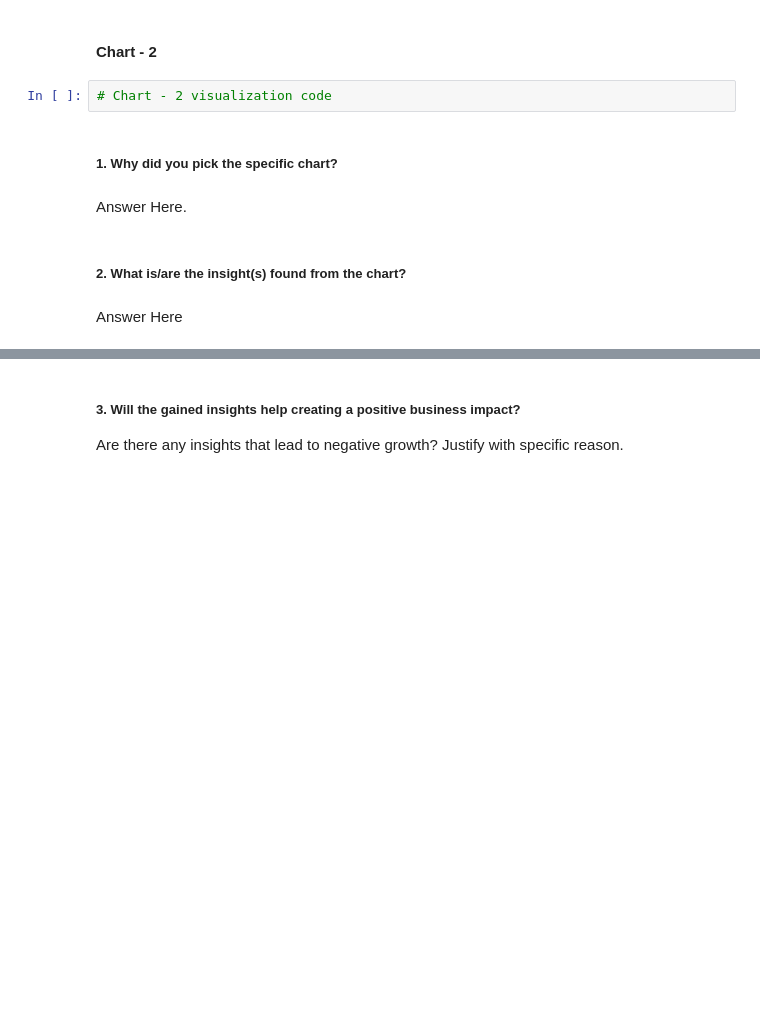
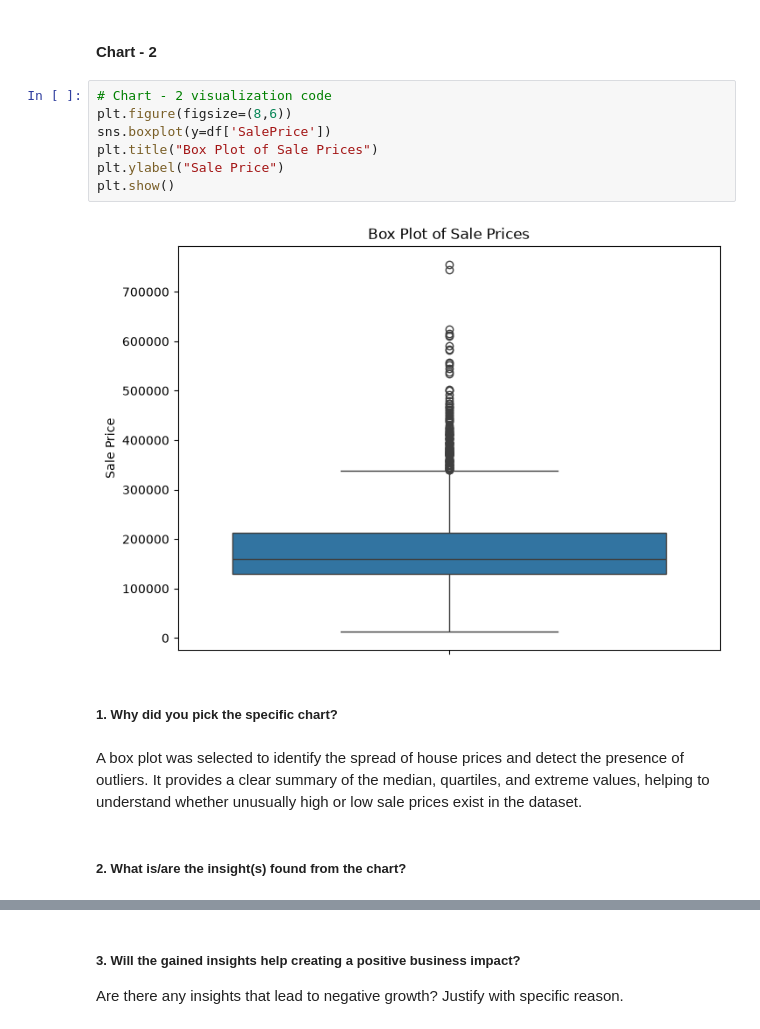
Before and after one commit to Krishna-matic/Machine_Learning_Projects, a Jupyter notebook: 02_ames_housing_sales_price_prediction/Ames_Housing_ML_Project.ipynb, the cells around one changed output, grey strips where cells are left out. Cells and saved outputs as stored; diff of their text form; blank space fills up the shorter version.

```diff
--- a/02_ames_housing_sales_price_prediction/Ames_Housing_ML_Project.ipynb
+++ b/02_ames_housing_sales_price_prediction/Ames_Housing_ML_Project.ipynb
@@ -281,12 +370,17 @@ Answer Here
 # %% [markdown]
 #### Chart - 2
-# %%
-# Chart - 2 visualization code
+# %%
+# Chart - 2 visualization code
+plt.figure(figsize=(8,6))
+sns.boxplot(y=df['SalePrice'])
+plt.title("Box Plot of Sale Prices")
+plt.ylabel("Sale Price")
+plt.show()
+# %% [output]
+[figure, added]
 # %% [markdown]
 ##### 1. Why did you pick the specific chart?
-# %% [markdown]
-Answer Here.
+# %% [markdown]
+A box plot was selected to identify the spread of house prices and detect the presence of outliers. It provides a clear summary of the median, quartiles, and extreme values, helping to understand whether unusually high or low sale prices exist in the dataset.
 # %% [markdown]
 ##### 2. What is/are the insight(s) found from the chart?
-# %% [markdown]
-Answer Here
```
Also changed, not shown: parts of 122 cells of this notebook.
